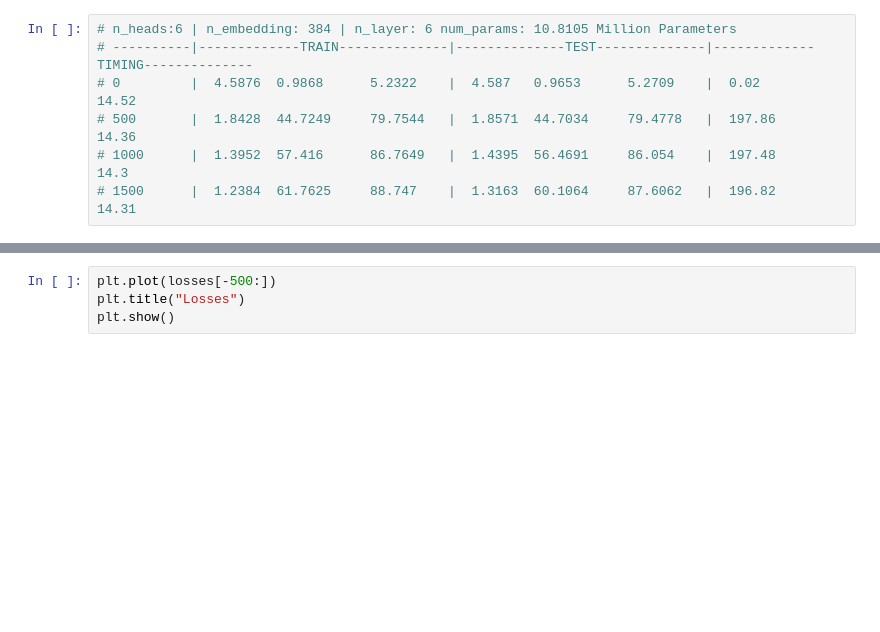
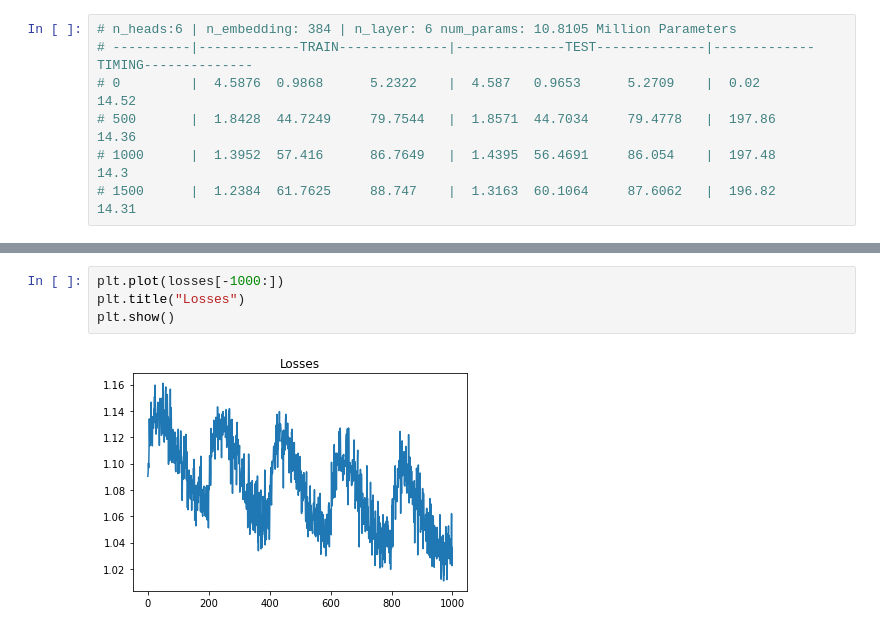
Before and after one commit to Molten-Ice/Deep-Learning, a Jupyter notebook: gpt_parallelized.ipynb, the cells around one changed output, grey strips where cells are left out. Saved outputs shown, nothing was run; the diff lists cells and outputs as text; blank space fills up the shorter version.

```diff
--- a/gpt_parallelized.ipynb
+++ b/gpt_parallelized.ipynb
@@ -545,7 +609,9 @@ plt.show()
 # %%
-plt.plot(losses[-500:])
+plt.plot(losses[-1000:])
 plt.title("Losses")
 plt.show()
+# %% [output]
+[figure, added]
 # %%
 # n_heads:6 | n_embedding: 384 | n_layer: 6 num_params: 10.8105 Million Parameters
 # ----------|---------TRAIN----------|-----------TEST---------|----------TIMING---------
```
Also changed, not shown: parts of 19 cells of this notebook.
